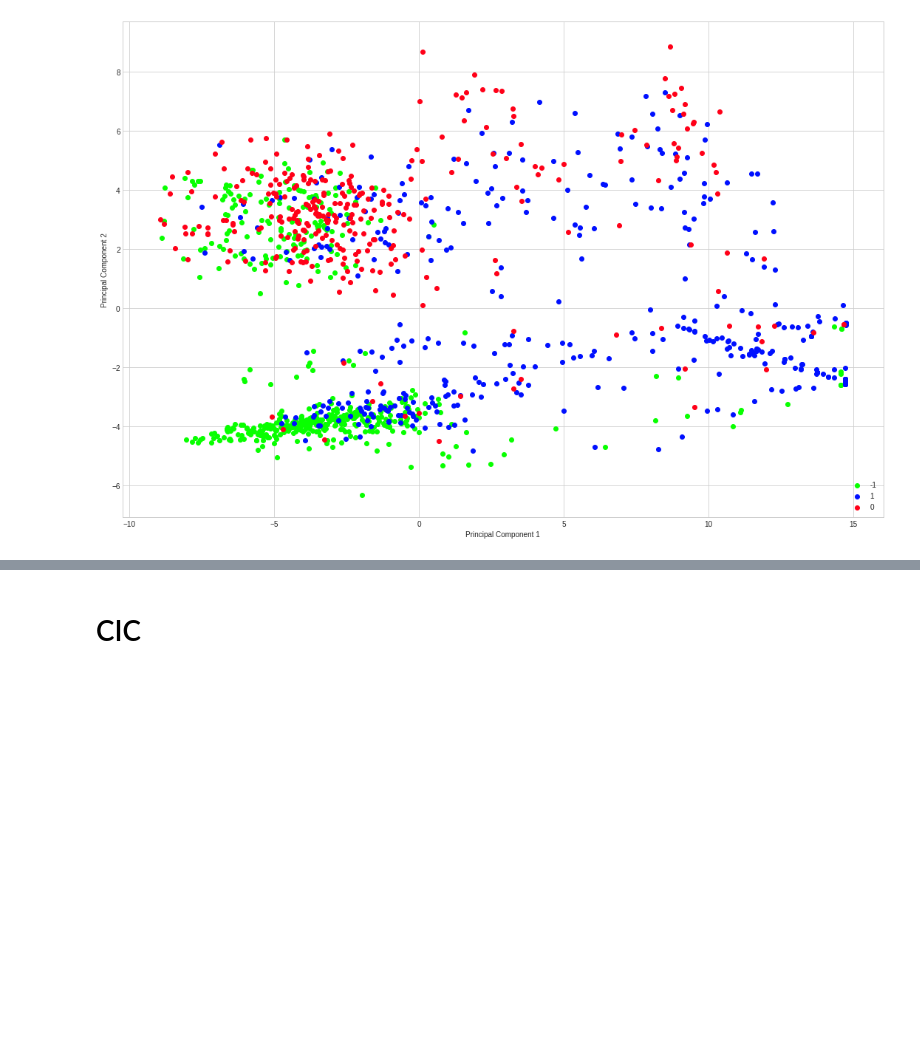
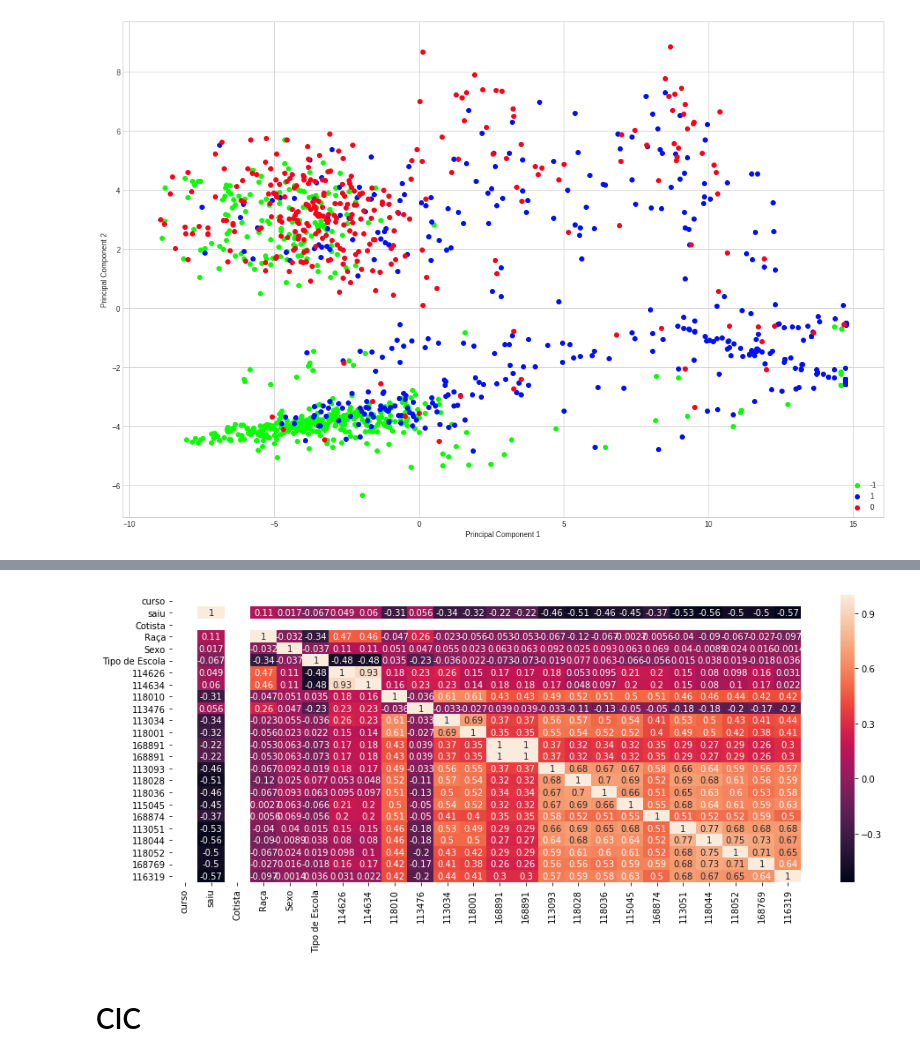
Before and after one commit to pedrobpio/TG, a Jupyter notebook: Classifier-non-quota.ipynb, the cells around one changed output, grey strips where cells are left out. Cells and saved outputs as stored; diff of their text form; code cells hidden in the pictures; blank space fills up the shorter version.

```diff
--- a/Classifier-non-quota.ipynb
+++ b/Classifier-non-quota.ipynb
@@ -307,3 +359,7 @@ Data with input dtype int64, float64 were all converted to float64 by StandardSc
+# %%
+corrMat(dfMec)
+# %% [output]
+[figure, added]
 # %% [markdown]
 # CIC
 # %%
```
Also changed, not shown: parts of 17 cells of this notebook, 3 other files.
